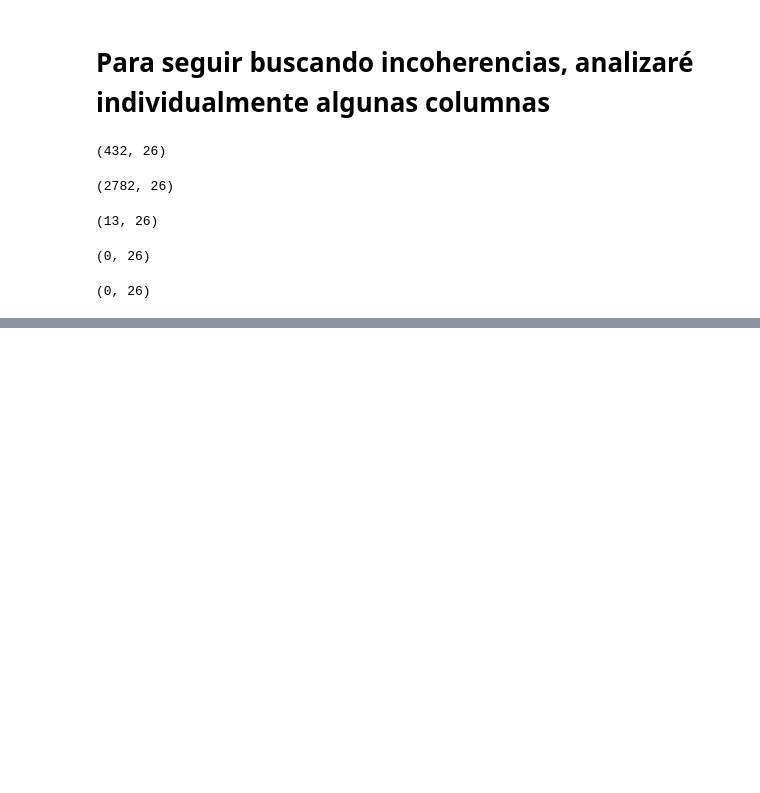
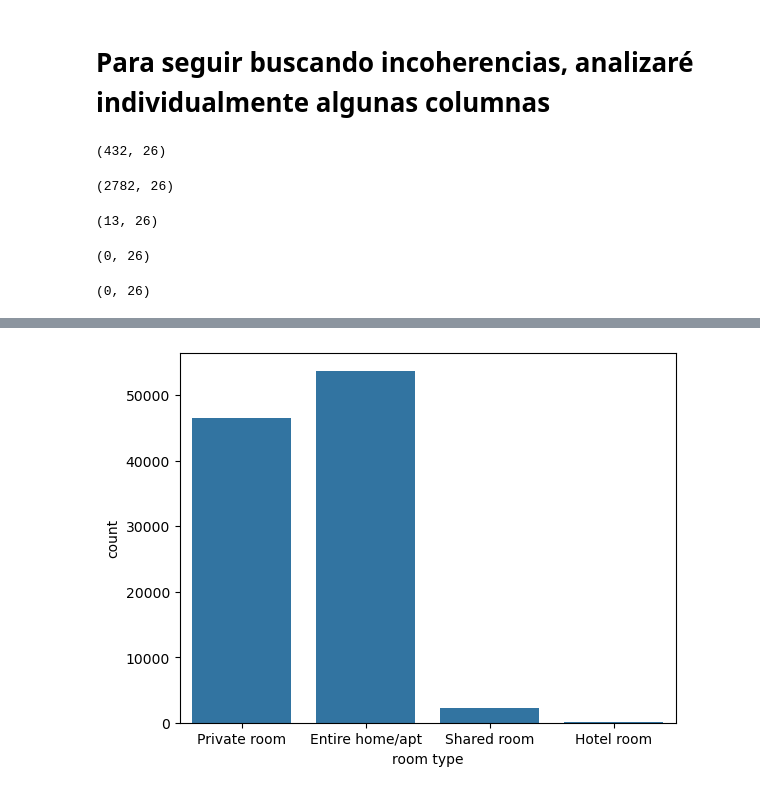
Before and after one commit to OscarFdz24/ProyectoEDA_Airbnb_Evolve, a Jupyter notebook: notebooks/eda.ipynb, the cells around one changed output, grey strips where cells are left out. Drawn from its saved outputs; the diff is of its cells as text; code cells hidden in the pictures; blank space fills up the shorter version.

```diff
--- a/notebooks/eda.ipynb
+++ b/notebooks/eda.ipynb
@@ -182,0 +262,6 @@ airbnb_df[(airbnb_df["reviews per month"] > 0) & (airbnb_df["number of reviews"]
+# %%
+# Aqui realizo un grafico de barras para la variable categorica de "room types", la cual aparece sin mucha anomalia
+sns.countplot(x=airbnb_df["room type"])
+plt.show()
+# %% [output]
+[figure, added]
```
Also changed, not shown: parts of 16 cells of this notebook.
